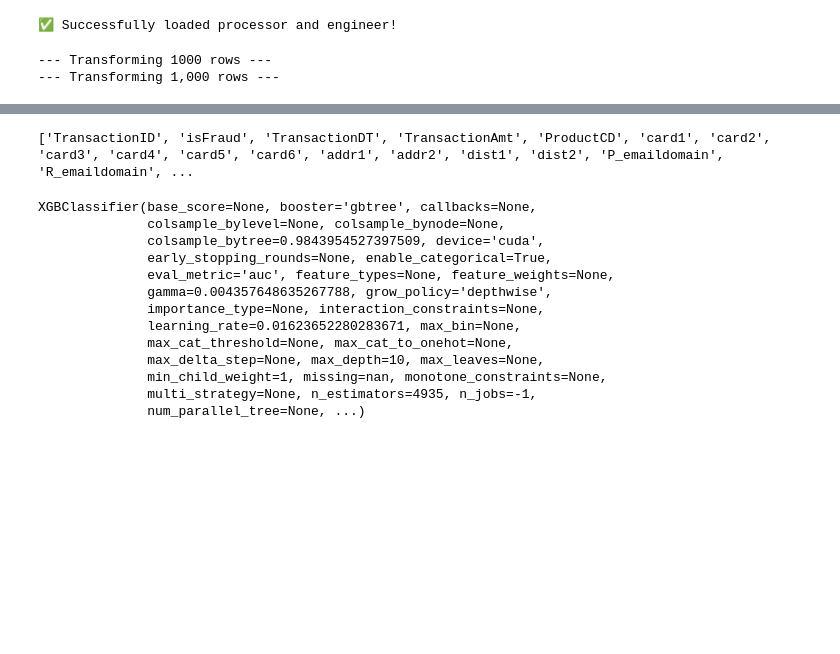
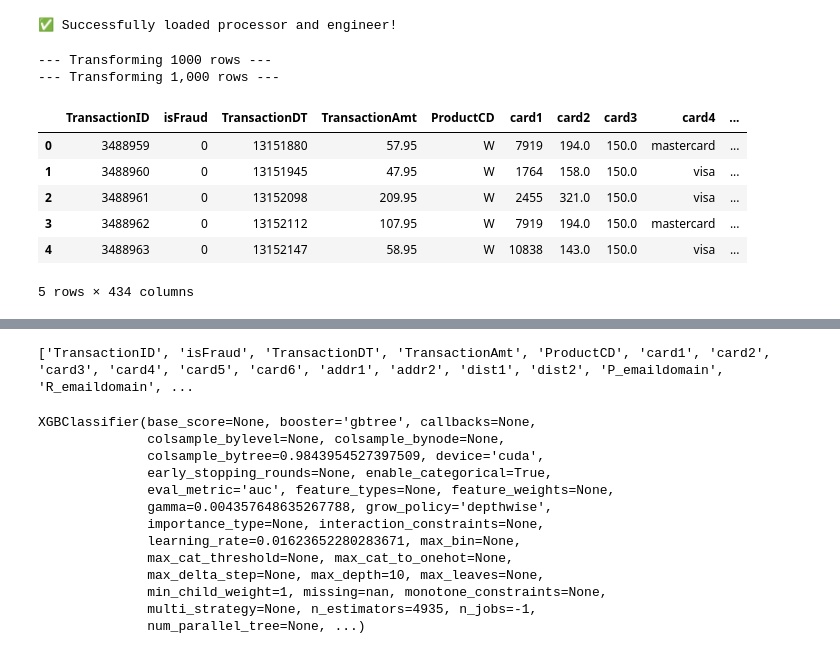
Before and after one commit to kmache/sentinel-fraud-ops, a Jupyter notebook: notebooks/01_exploration.ipynb, the cells around one changed output, grey strips where cells are left out. Saved outputs shown, nothing was run; the diff lists cells and outputs as text; code cells hidden in the pictures; blank space fills up the shorter version.

```diff
--- a/notebooks/01_exploration.ipynb
+++ b/notebooks/01_exploration.ipynb
@@ -596,0 +599,10 @@ df_features =engineer.transform(df_clean)
+# %%
+test_raw.head()
+# %% [output]
+|  | TransactionID | isFraud | TransactionDT | TransactionAmt | ProductCD | card1 | card2 | card3 | card4 | ... |
+| 0 | 3488959 | 0 | 13151880 | 57.95 | W | 7919 | 194.0 | 150.0 | mastercard | ... |
+| 1 | 3488960 | 0 | 13151945 | 47.95 | W | 1764 | 158.0 | 150.0 | visa | ... |
+| 2 | 3488961 | 0 | 13152098 | 209.95 | W | 2455 | 321.0 | 150.0 | visa | ... |
+| 3 | 3488962 | 0 | 13152112 | 107.95 | W | 7919 | 194.0 | 150.0 | mastercard | ... |
+| 4 | 3488963 | 0 | 13152147 | 58.95 | W | 10838 | 143.0 | 150.0 | visa | ... |
+5 rows × 434 columns
```
Also changed, not shown: parts of 9 cells of this notebook, 11 other files.
